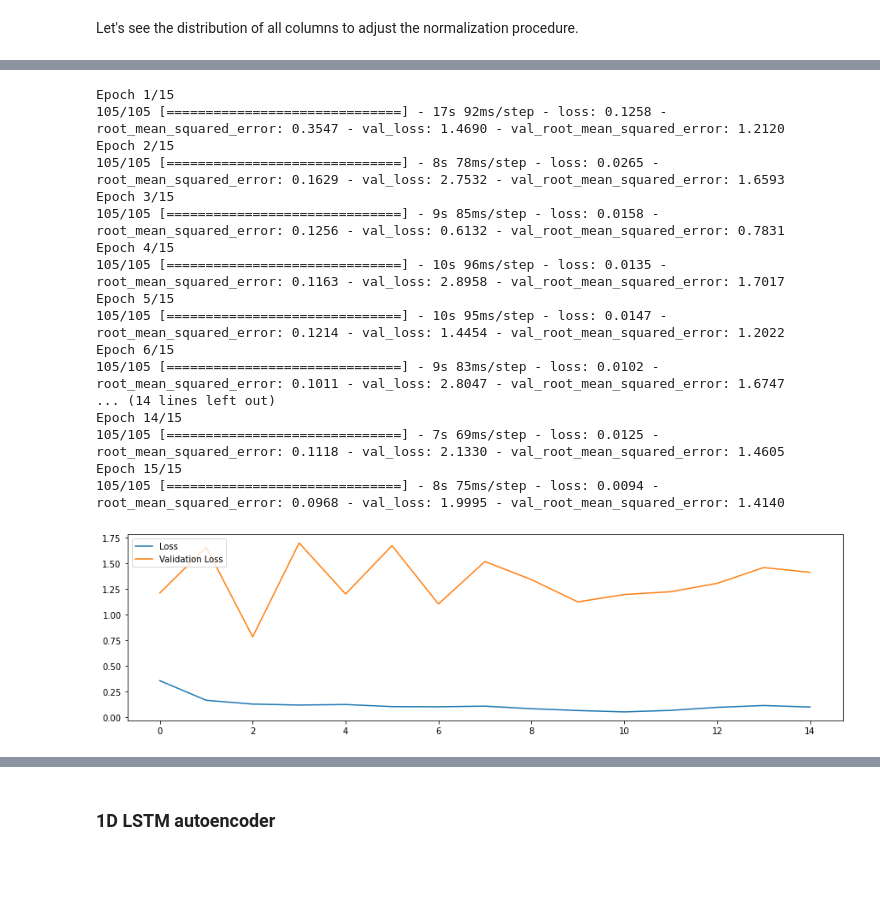
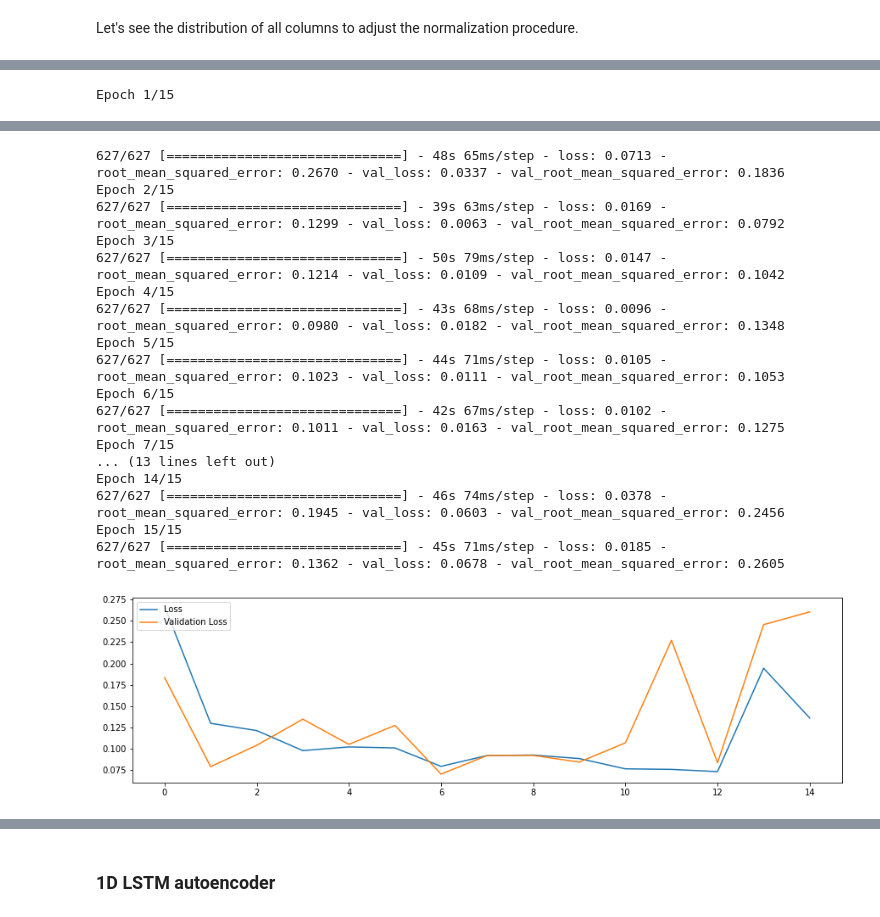
Before and after one commit to webclinic017/Trading-sandbox, a Jupyter notebook: sandbox-analysis.ipynb, the cells around one changed output, grey strips where cells are left out. Saved outputs shown, nothing was run; the diff lists cells and outputs as text; code cells hidden in the pictures; blank space fills up the shorter version.

```diff
--- a/sandbox-analysis.ipynb
+++ b/sandbox-analysis.ipynb
@@ -267,16 +128,3 @@ Date
-# %%
-_WINDOW_SIZE = 20
-
-def scaleAndConstructData(self, dataframe):
-  featuresScaler = StandardScaler()
-  labelsScaler = StandardScaler()
-  scaled_labels = labelsScaler.fit_transform(dataframe[[self._metric]])
-  scaled_features = featuresScaler.fit_transform(dataframe[self._features])
-
-  X_train = [scaled_features[i-self._WINDOW_SIZE:i,:] for i in range(self._WINDOW_SIZE, len(scaled_features)-2)]
-  y_train = [scaled_labels[i+2] for i in range(self._WINDOW_SIZE, len(scaled_features)-2)]
-
-  return np.array(X_train), np.array(y_train), featuresScaler, labelsScaler
 # %% [markdown]
 ## Prediction with tensorflow
 # %% [markdown]
@@ -333,16 +186,10 @@ model.summary()
 model.evaluate(test_ds)
 # %%
 class ModelCrypto:
-  def __init__(self, WINDOW_SIZE=10,metric="open",features=['%D', '%K', 'Acceleration','Bearish_engulfing','Bullish_engulfing',
-                                                            'Bollinger_high',
-                                                            'Bollinger_low',
-                                                            'EMA100', 'EMA20',
-                                                            'EMA200', 'EMA50',
-                                                            'FFT',
-                                                            'MACD',
-                                                            'MLR',
-                                                            'RSI',
-                                                            'Slope', 'Vortex_neg', 'Vortex_pos']):
+  def __init__(self, WINDOW_SIZE=10,metric="EMA20",features=['Open', 'High', 'Low', 'Close', 'Volume', 'High_Low_diff',
+                                                'EMA20', 'EMA50', 'EMA100', 'EMA200', 'MACD', 'Stoch_RSI', 'Vortex',
+                                                'Bollinger_low', 'Bollinger_high', 'ADX', 'ATR', 'CCI', 'OVB',
+                                                'OVB_EMA200', 'EVM']):
 
     self._offset_prediction = 0
     self._WINDOW_SIZE = WINDOW_SIZE
@@ -423,25 +270,10 @@ class ModelCrypto:
 
   def saveModel(self, path='./model.h5'):
     self._model.save(path)
-# %%
-crypto_model = ModelCrypto(50,"FFT")
-crypto_model.trainModel(df)
-# %% [output]
-Epoch 1/15
-105/105 [==============================] - 17s 92ms/step - loss: 0.1258 - root_mean_squared_error: 0.3547 - val_loss: 1.4690 - val_root_mean_squared_error: 1.2120
-Epoch 2/15
-105/105 [==============================] - 8s 78ms/step - loss: 0.0265 - root_mean_squared_error: 0.1629 - val_loss: 2.7532 - val_root_mean_squared_error: 1.6593
-Epoch 3/15
-105/105 [==============================] - 9s 85ms/step - loss: 0.0158 - root_mean_squared_error: 0.1256 - val_loss: 0.6132 - val_root_mean_squared_error: 0.7831
-Epoch 4/15
-105/105 [==============================] - 10s 96ms/step - loss: 0.0135 - root_mean_squared_error: 0.1163 - val_loss: 2.8958 - val_root_mean_squared_error: 1.7017
-Epoch 5/15
-105/105 [==============================] - 10s 95ms/step - loss: 0.0147 - root_mean_squared_error: 0.1214 - val_loss: 1.4454 - val_root_mean_squared_error: 1.2022
-Epoch 6/15
-105/105 [==============================] - 9s 83ms/step - loss: 0.0102 - root_mean_squared_error: 0.1011 - val_loss: 2.8047 - val_root_mean_squared_error: 1.6747
-... (14 lines left out)
-Epoch 14/15
-105/105 [==============================] - 7s 69ms/step - loss: 0.0125 - root_mean_squared_error: 0.1118 - val_loss: 2.1330 - val_root_mean_squared_error: 1.4605
-Epoch 15/15
-105/105 [==============================] - 8s 75ms/step - loss: 0.0094 - root_mean_squared_error: 0.0968 - val_loss: 1.9995 - val_root_mean_squared_error: 1.4140
-[figure, removed]
+# %%
+crypto_model = ModelCrypto(50,features=['Close', 'Volume', 'High_Low_diff',
+                                        'EMA20', 'EMA50', 'EMA100', 'EMA200', 'MACD', 'Stoch_RSI', 'Vortex',
+                                        'Bollinger_low', 'Bollinger_high', 'ADX', 'ATR', 'CCI', 'OVB',
+                                        'OVB_EMA200', 'EVM'])
+crypto_model.trainModel(df)
+# %% [output]
@@ -447,0 +285 @@ Epoch 15/15
+Epoch 1/15
@@ -448,3 +287,21 @@ Epoch 15/15
+627/627 [==============================] - 48s 65ms/step - loss: 0.0713 - root_mean_squared_error: 0.2670 - val_loss: 0.0337 - val_root_mean_squared_error: 0.1836
+Epoch 2/15
+627/627 [==============================] - 39s 63ms/step - loss: 0.0169 - root_mean_squared_error: 0.1299 - val_loss: 0.0063 - val_root_mean_squared_error: 0.0792
+Epoch 3/15
+627/627 [==============================] - 50s 79ms/step - loss: 0.0147 - root_mean_squared_error: 0.1214 - val_loss: 0.0109 - val_root_mean_squared_error: 0.1042
+Epoch 4/15
+627/627 [==============================] - 43s 68ms/step - loss: 0.0096 - root_mean_squared_error: 0.0980 - val_loss: 0.0182 - val_root_mean_squared_error: 0.1348
+Epoch 5/15
+627/627 [==============================] - 44s 71ms/step - loss: 0.0105 - root_mean_squared_error: 0.1023 - val_loss: 0.0111 - val_root_mean_squared_error: 0.1053
+Epoch 6/15
+627/627 [==============================] - 42s 67ms/step - loss: 0.0102 - root_mean_squared_error: 0.1011 - val_loss: 0.0163 - val_root_mean_squared_error: 0.1275
+Epoch 7/15
+... (13 lines left out)
+Epoch 14/15
+627/627 [==============================] - 46s 74ms/step - loss: 0.0378 - root_mean_squared_error: 0.1945 - val_loss: 0.0603 - val_root_mean_squared_error: 0.2456
+Epoch 15/15
+627/627 [==============================] - 45s 71ms/step - loss: 0.0185 - root_mean_squared_error: 0.1362 - val_loss: 0.0678 - val_root_mean_squared_error: 0.2605
+[figure, added]
 # %%
 crypto_model.evaluateModel(df)
 # %% [output]
```
Also changed, not shown: parts of 18 cells of this notebook, 10 other files.
